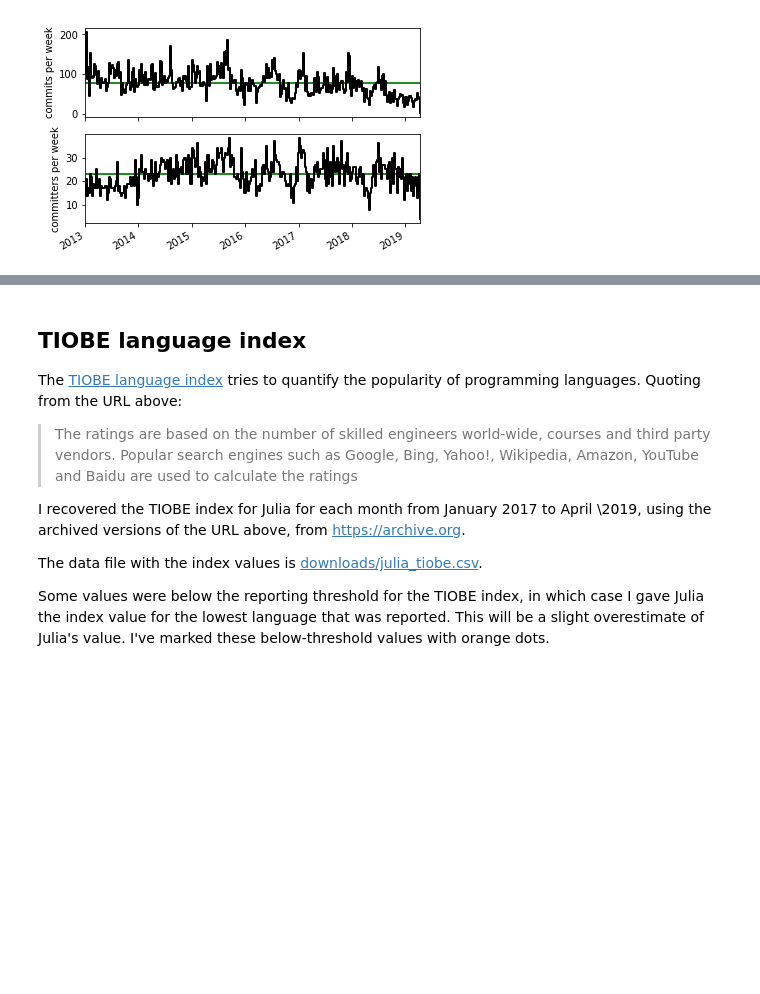
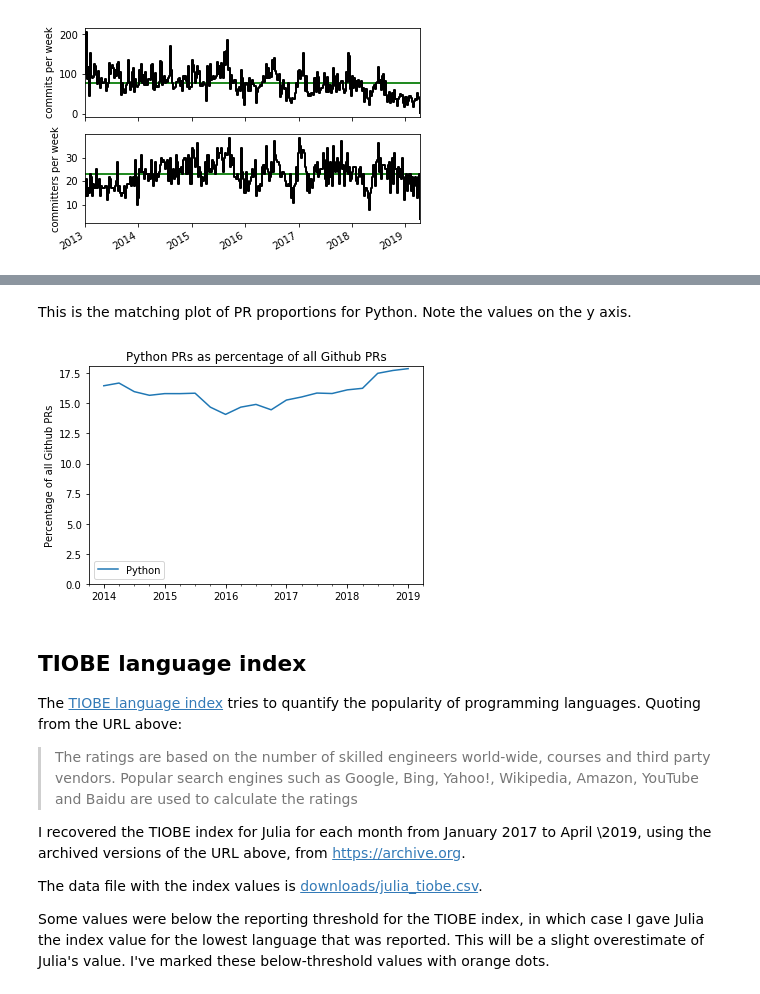
Before and after one commit to matthew-brett/asterisk-blog, a Jupyter notebook: content/hows-julia.ipynb, the cells around one changed output, grey strips where cells are left out. Cells and saved outputs as stored; diff of their text form; code cells hidden in the pictures; blank space fills up the shorter version.

```diff
--- a/content/hows-julia.ipynb
+++ b/content/hows-julia.ipynb
@@ -147,3 +167,12 @@ The PR numbers look rather like the commit plot for the Julia language repositor
+# %% [markdown]
+This is the matching plot of PR proportions for Python.  Note the values on the y axis.
+# %%
+julia_prs.plot(y='Python', use_index=True)
+plt.title("Python PRs as percentage of all Github PRs")
+plt.ylabel('Percentage of all Github PRs')
+plt.ylim(0);
+# %% [output]
+[figure, added]
 # %% [markdown]
 ## TIOBE language index
 
```
Also changed, not shown: parts of 19 cells of this notebook, 6 other files.
